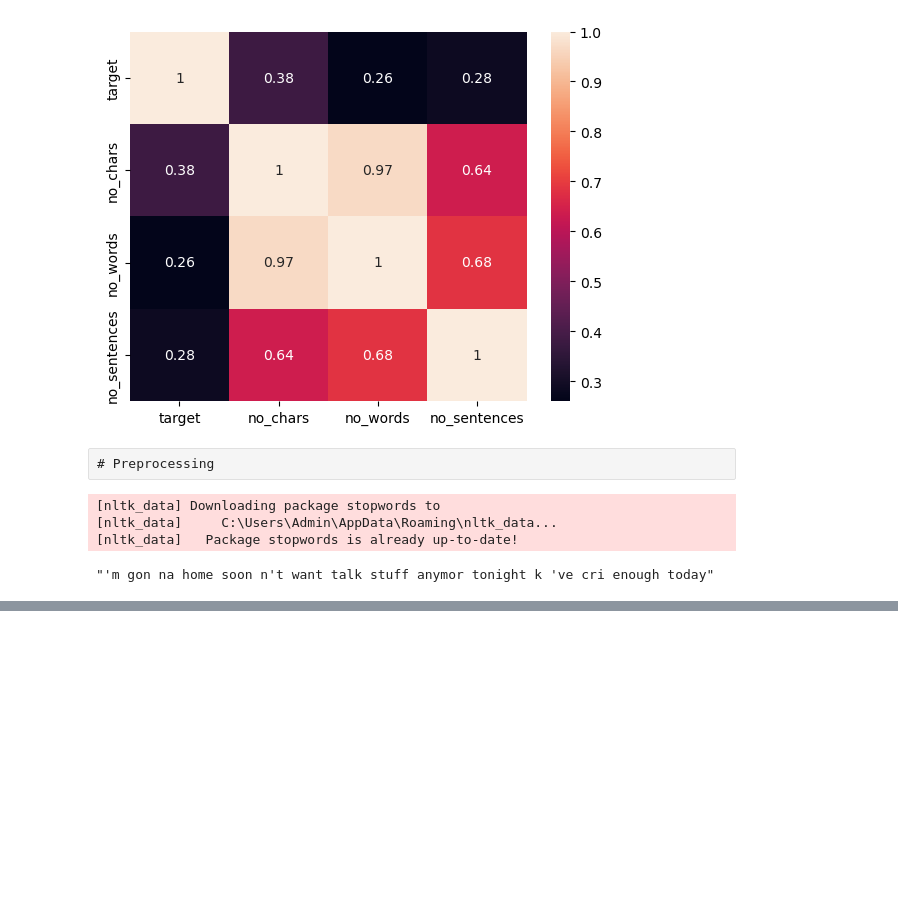
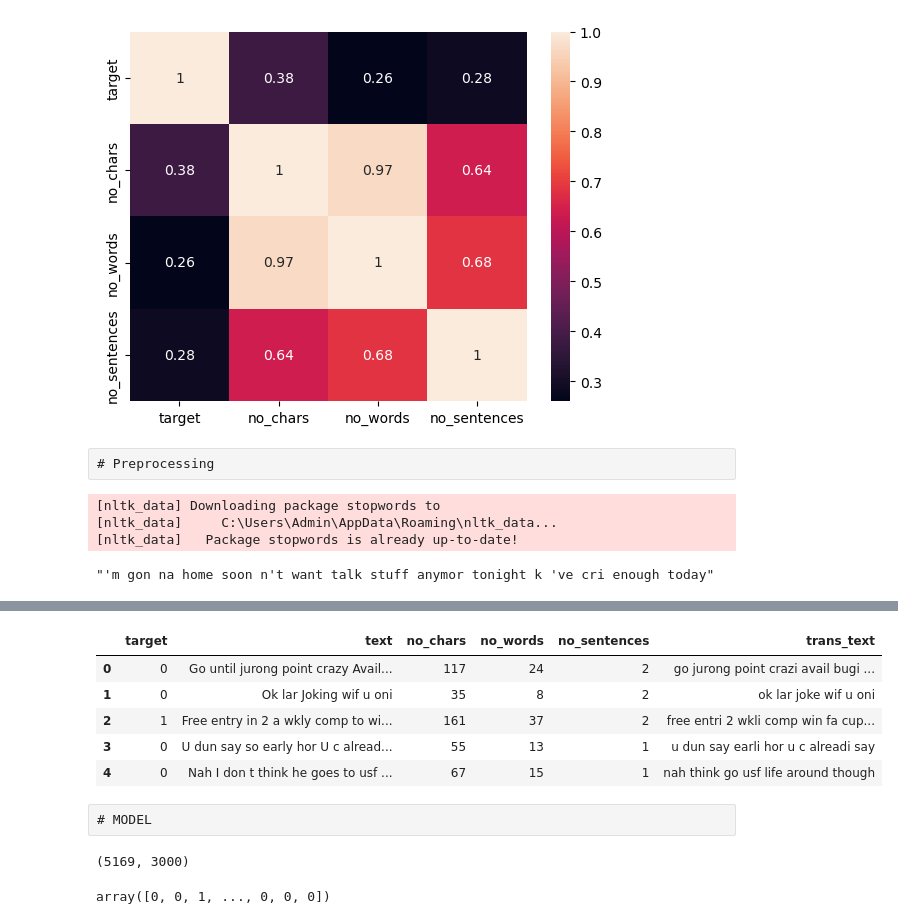
Before and after one commit to bhatt-j/Spam-Detector, a Jupyter notebook: spam detection.ipynb, the cells around one changed output, grey strips where cells are left out. Saved outputs shown, nothing was run; the diff lists cells and outputs as text; code cells hidden in the pictures; blank space fills up the shorter version.

```diff
--- a/spam detection.ipynb
+++ b/spam detection.ipynb
@@ -173,6 +173,10 @@ sns.heatmap(spam_df.corr(),annot=True)
 [figure]
 # %% [raw]
 # Preprocessing
+# %%
+import re
+pattern = r'[^\w\s]'
+spam_df['text'] = spam_df['text'].apply(lambda x: re.sub(pattern,' ', x))
 # %%
 from nltk.corpus import stopwords
 from nltk.stem.porter import PorterStemmer
@@ -268,0 +278,11 @@ plt.show()
+# %%
+spam_df.head(5)
+# %% [output]
+|  | target | text | no_chars | no_words | no_sentences | trans_text |
+| 0 | 0 | Go until jurong point crazy Avail... | 117 | 24 | 2 | go jurong point crazi avail bugi ... |
+| 1 | 0 | Ok lar Joking wif u oni | 35 | 8 | 2 | ok lar joke wif u oni |
+| 2 | 1 | Free entry in 2 a wkly comp to wi... | 161 | 37 | 2 | free entri 2 wkli comp win fa cup... |
+| 3 | 0 | U dun say so early hor U c alread... | 55 | 13 | 1 | u dun say earli hor u c alreadi say |
+| 4 | 0 | Nah I don t think he goes to usf ... | 67 | 15 | 1 | nah think go usf life around though |
+# %% [raw]
+# MODEL
@@ -268,0 +294,9 @@ plt.show()
+# %%
+X.shape
+# %% [output]
+(5169, 3000)
+# %%
+Y = spam_df['target'].values
+Y
+# %% [output]
+array([0, 0, 1, ..., 0, 0, 0])
```
Also changed, not shown: parts of 32 cells of this notebook.
